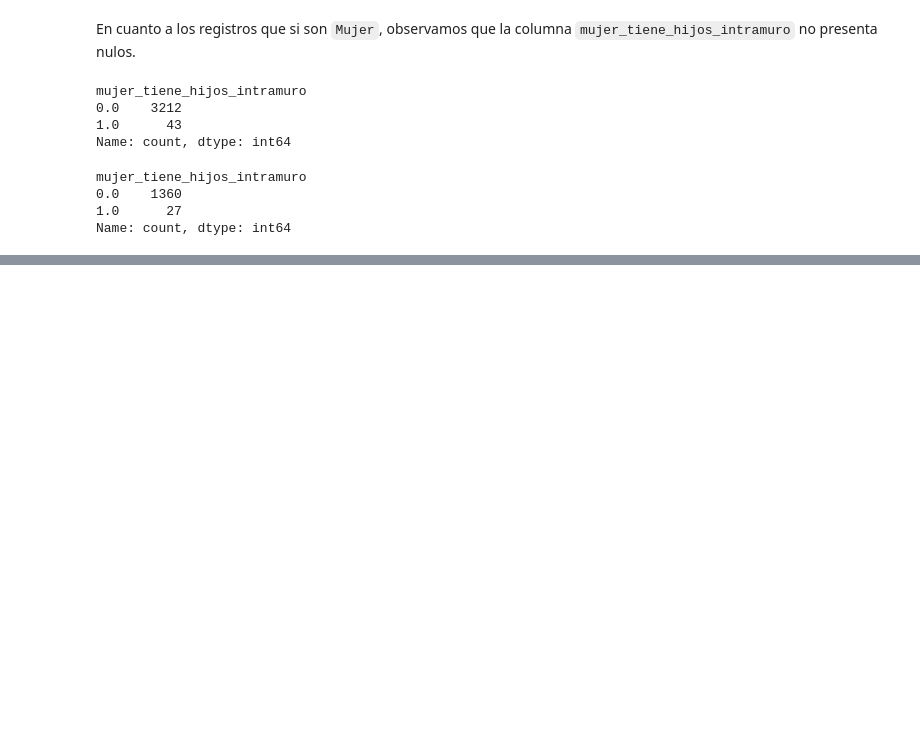
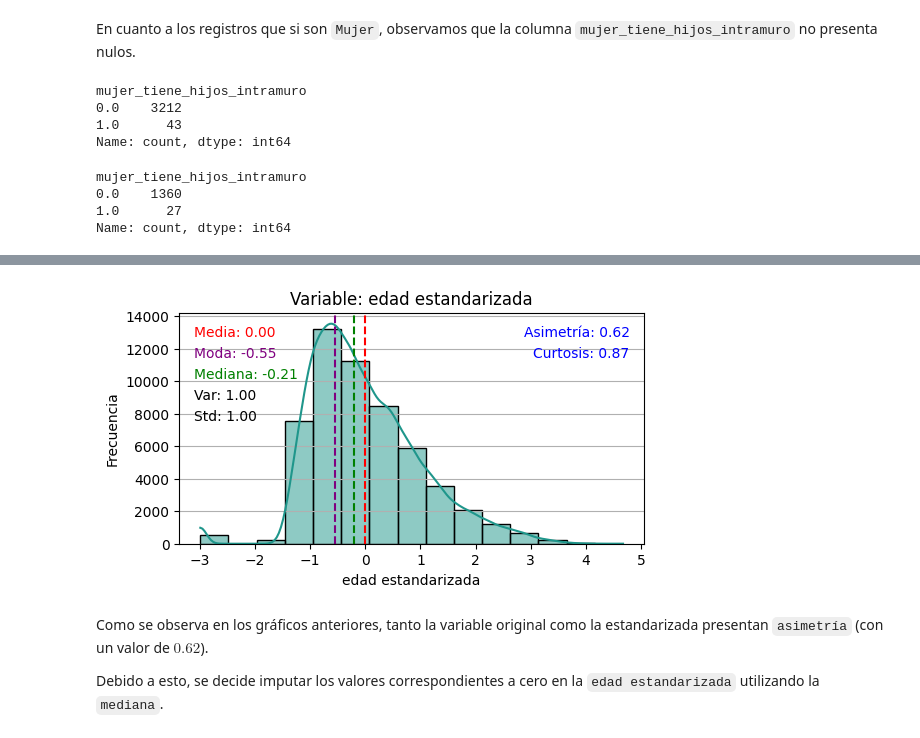
Before and after one commit to gasper-az/CEIA_Analisis_de_datos, a Jupyter notebook: trabajos_practicos/resolucion_tp_02/tp_02.ipynb, the cells around one changed output, grey strips where cells are left out. Saved outputs shown, nothing was run; the diff lists cells and outputs as text; code cells hidden in the pictures; blank space fills up the shorter version.

```diff
--- a/trabajos_practicos/resolucion_tp_02/tp_02.ipynb
+++ b/trabajos_practicos/resolucion_tp_02/tp_02.ipynb
@@ -249,4 +309,8 @@ Se reemplazan las columnas numéricas originales el los datasets *train* y *test
 # %%
+# El reset_index es necesario para actualizar correctamente los nuevos valores, sino genera nulos
+X_train = X_train.reset_index()
+X_test = X_test.reset_index()
+
 for col in col_numericas:
     X_train[col] = df_train_estandarizado[col]
     X_test[col] = df_test_estandarizado[col]
@@ -442 +512,13 @@ Name: count, dtype: int64
+# %%
+# Se muestran la cantidad de nulos para las columnas de delitos
+delitos = ["delito2_descripcion", "delito3_descripcion", "delito4_descripcion", "delito5_descripcion"]
+
+total_registros = len(df_procesado)
+
+for delito in delitos:
+    cant_na = len(df_procesado[df_procesado[delito].isna()])
+    print(f"Porcentaje de nulos en columna {delito}: {np.round(cant_na*100/total_registros, 2)}%")
+# %%
+X_train = X_train.drop(columns=delitos)
+X_test = X_test.drop(columns=delitos)
 # %% [markdown]
@@ -443,0 +601,8 @@ Name: count, dtype: int64
+# %%
+plot_histograma(data=X_train, column=const_edad, snk=True, xlabel="edad estandarizada")
+# %% [output]
+[figure, added]
+# %% [markdown]
+Como se observa en los gráficos anteriores, tanto la variable original como la estandarizada presentan `asimetría` (con un valor de $0.62$).
+
+Debido a esto, se decide imputar los valores correspondientes a cero en la `edad estandarizada` utilizando la `mediana`.
```
Also changed, not shown: parts of 26 cells of this notebook.
